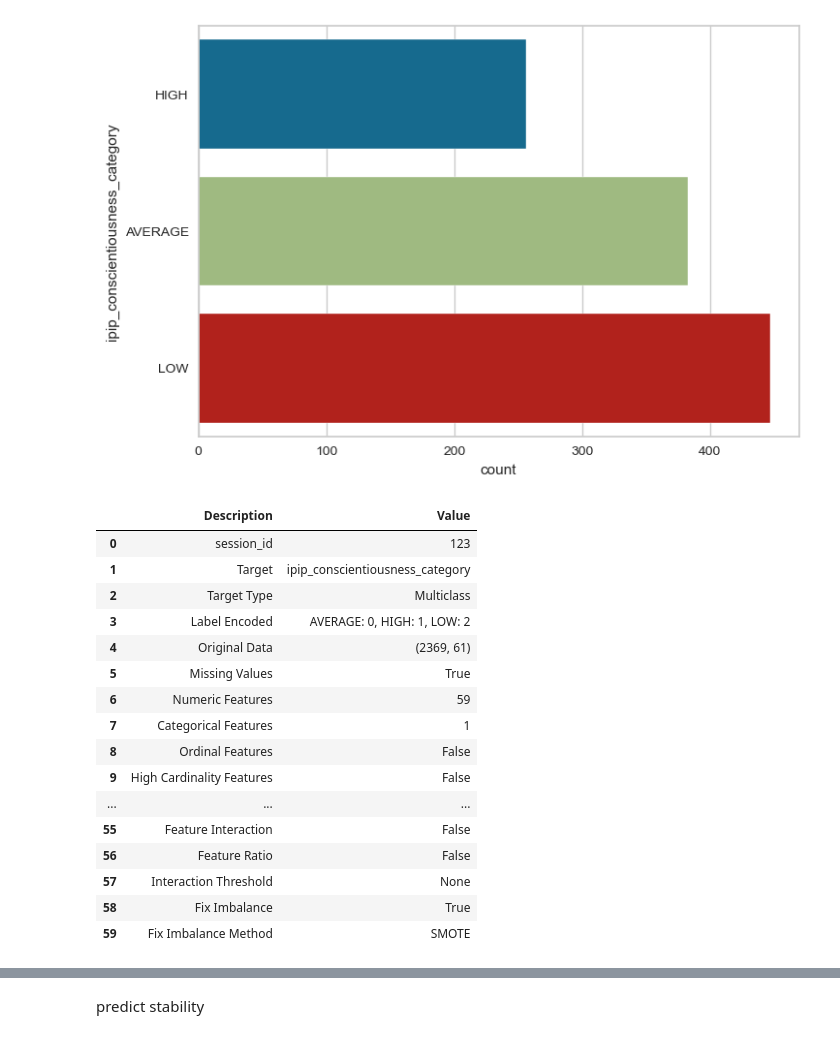
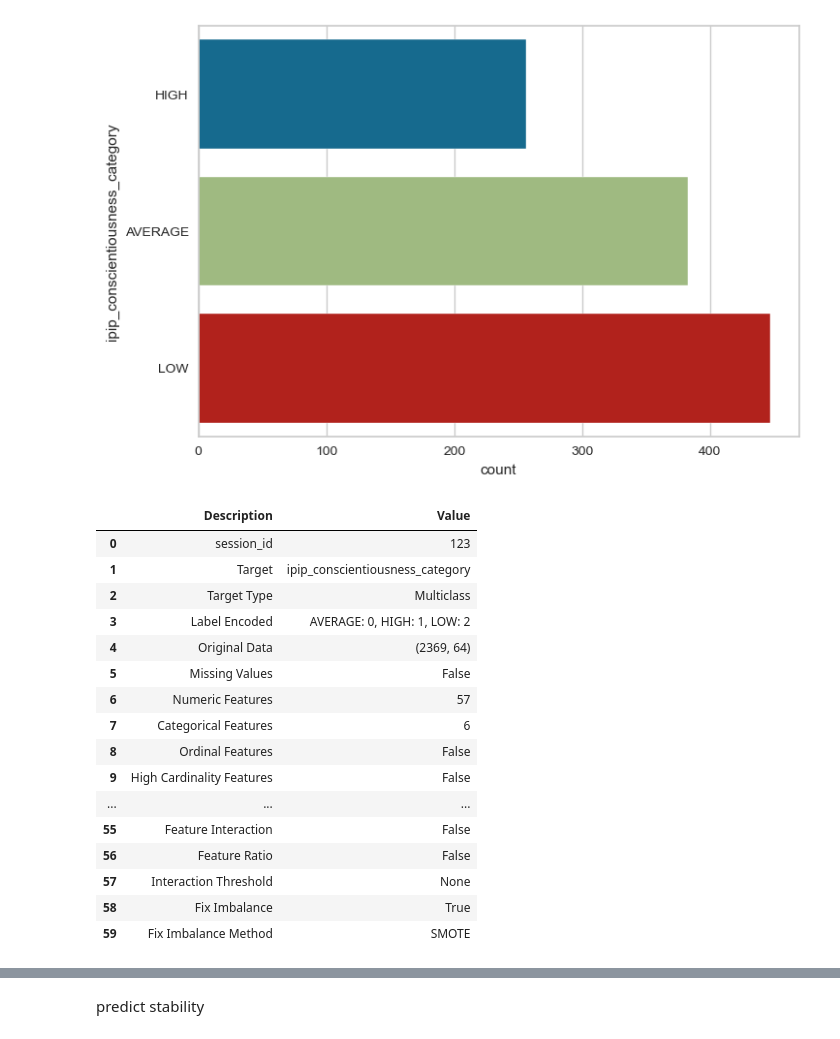
Before and after one commit to kcristinaa/RAIS-miniproject, a Jupyter notebook: predict_surveys_processed.ipynb, the cells around one changed output, grey strips where cells are left out. Saved outputs shown, nothing was run; the diff lists cells and outputs as text; code cells hidden in the pictures.

```diff
--- a/predict_surveys_processed.ipynb
+++ b/predict_surveys_processed.ipynb
@@ -303,7 +95,7 @@ predict agreeableness
 # %%
 data = pd.read_pickle('data/fitbit_personality_processed.pkl')
 # %%
-data = data.drop(columns=['age', 'gender', 'bmi', 'ipip_extraversion_category', 'ipip_conscientiousness_category', 'ipip_stability_category', 'ipip_intellect_category'])
+data = data.drop(columns=['ipip_extraversion_category', 'ipip_conscientiousness_category', 'ipip_stability_category', 'ipip_intellect_category'])
 train_data, test_data = preprocessing_functions.train_test_split_per_user(data)
 # %%
 sns.countplot(y="ipip_agreeableness_category", data=train_data)
@@ -340,7 +162,7 @@ predict conscientiousness
 # %%
 data = pd.read_pickle('data/fitbit_personality_processed.pkl')
 # %%
-data = data.drop(columns=['age', 'gender', 'bmi', 'ipip_extraversion_category', 'ipip_agreeableness_category', 'ipip_stability_category', 'ipip_intellect_category'])
+data = data.drop(columns=['ipip_extraversion_category', 'ipip_agreeableness_category', 'ipip_stability_category', 'ipip_intellect_category'])
 train_data, test_data = preprocessing_functions.train_test_split_per_user(data)
 # %%
 sns.countplot(y="ipip_conscientiousness_category", data=train_data)
@@ -356,30 +178,18 @@ sns.countplot(y="ipip_conscientiousness_category", data=test_data)
 fold_groups = train_data.id
 train_data = train_data.drop(columns=['id'])
 test_data = test_data.drop(columns=['id'])
-# %%
-target_train = train_data['ipip_conscientiousness_category']
-train_data.drop(columns=['ipip_conscientiousness_category'], inplace=True)
-target_test = test_data['ipip_conscientiousness_category']
-test_data.drop(columns=['ipip_conscientiousness_category'], inplace=True)
-saved_cols = train_data.columns
-# %%
-train_data, test_data = preprocessing_functions.normalization(train_data, test_data)
-train_data.columns = saved_cols
-test_data.columns = saved_cols
-train_data['ipip_conscientiousness_category'] = target_train
-test_data['ipip_conscientiousness_category'] = target_test
 # %%
-s = setup(data=train_data, target='ipip_conscientiousness_category', silent=True, session_id=123, fold_strategy='groupkfold', fold=3,  fold_groups=fold_groups, test_data=test_data, fix_imbalance=True)
+s = setup(data=train_data, target='ipip_conscientiousness_category', silent=True, session_id=123, fold_strategy='groupkfold', fold=3,  fold_groups=fold_groups, test_data=test_data, fix_imbalance=True, normalize=True, normalize_method='minmax', transformation=True)
 # %% [output]
 |  | Description | Value |
 | 0 | session_id | 123 |
 | 1 | Target | ipip_conscientiousness_category |
 | 2 | Target Type | Multiclass |
 | 3 | Label Encoded | AVERAGE: 0, HIGH: 1, LOW: 2 |
-| 4 | Original Data | (2369, 61) |
-| 5 | Missing Values | True |
-| 6 | Numeric Features | 59 |
-| 7 | Categorical Features | 1 |
+| 4 | Original Data | (2369, 64) |
+| 5 | Missing Values | False |
+| 6 | Numeric Features | 57 |
+| 7 | Categorical Features | 6 |
 | 8 | Ordinal Features | False |
 | 9 | High Cardinality Features | False |
 | ... | ... | ... |
```
Also changed, not shown: parts of 78 cells of this notebook.
